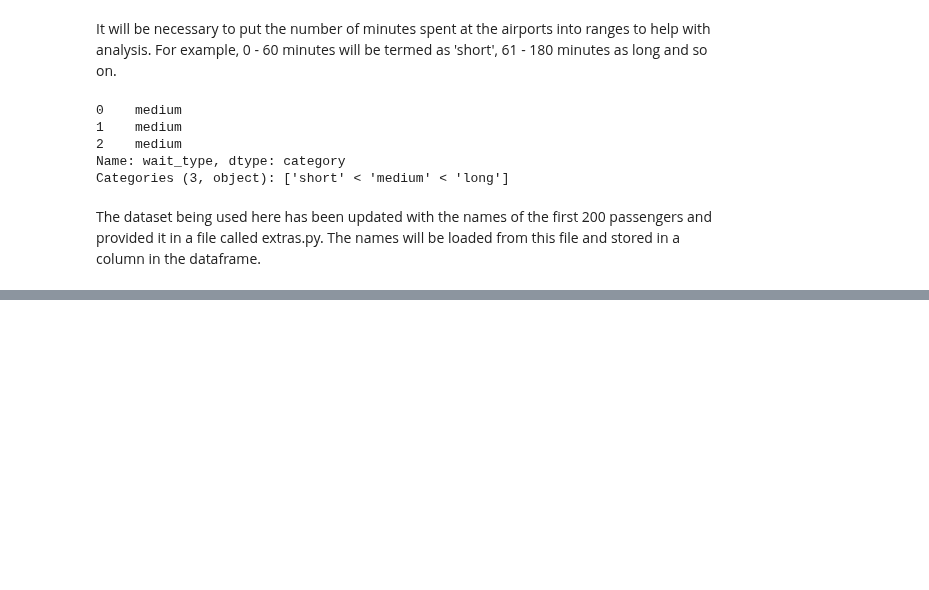
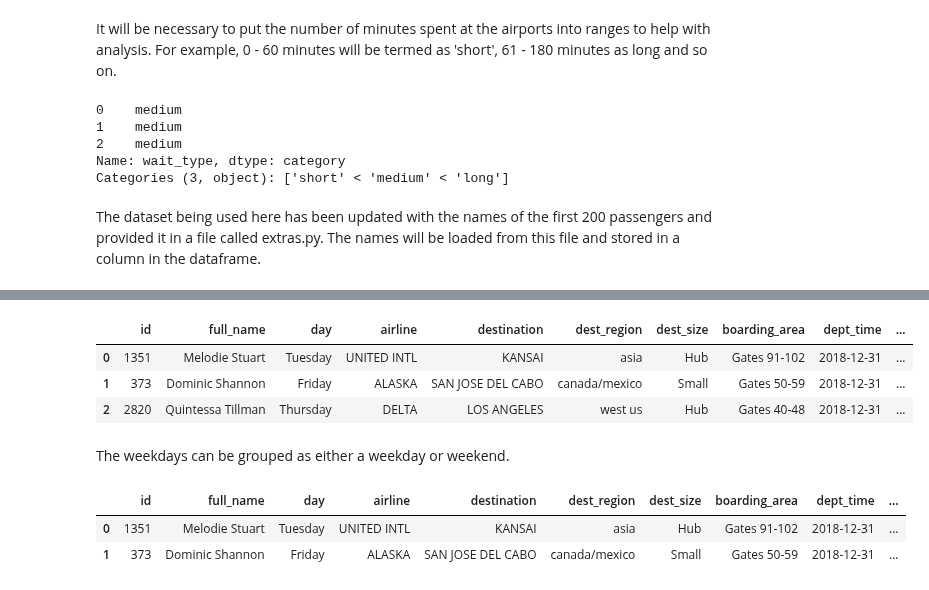
Before and after one commit to joeelorm/Projects, a Jupyter notebook: Data Cleaning/Data Cleaning II.ipynb, the cells around one changed output, grey strips where cells are left out. Cells and saved outputs as stored; diff of their text form; code cells hidden in the pictures; blank space fills up the shorter version.

```diff
--- a/Data Cleaning/Data Cleaning II.ipynb
+++ b/Data Cleaning/Data Cleaning II.ipynb
@@ -217,0 +251,27 @@ airlines_200
+# %%
+# Replace "Dr." with empty string ""
+airlines_200['full_name'] = airlines_200['full_name'].str.replace("Dr.", "")
+
+# Replace "Mr." with empty string ""
+airlines_200['full_name'] = airlines_200['full_name'].str.replace("Mr.", "")
+
+# Replace "Miss" with empty string ""
+airlines_200['full_name'] = airlines_200['full_name'].str.replace("Miss", "")
+
+# Replace "Ms." with empty string ""
+airlines_200['full_name'] = airlines_200['full_name'].str.replace("Ms.", "")
+
+# Assert that full_name has no honorifics
+assert airlines_200['full_name'].str.contains('Ms.|Mr.|Miss|Dr.').any() == False
+# %%
+#Creating the first name and last name columns
+airlines_200['first_name'] = airlines_200.apply(lambda row: row['full_name'].strip().split(' ')[0], axis = 1)
+airlines_200['last_name'] = airlines_200.apply(lambda row: row['full_name'].strip().split(' ')[1], axis = 1)
+airlines_200.head(3)
+# %% [output]
+|  | id | full_name | day | airline | destination | dest_region | dest_size | boarding_area | dept_time | ... |
+| 0 | 1351 | Melodie Stuart | Tuesday | UNITED INTL | KANSAI | asia | Hub | Gates 91-102 | 2018-12-31 | ... |
+| 1 | 373 | Dominic Shannon | Friday | ALASKA | SAN JOSE DEL CABO | canada/mexico | Small | Gates 50-59 | 2018-12-31 | ... |
+| 2 | 2820 | Quintessa Tillman | Thursday | DELTA | LOS ANGELES | west us | Hub | Gates 40-48 | 2018-12-31 | ... |
+# %% [markdown]
+The weekdays can be grouped as either a weekday or weekend.
@@ -217,0 +285,6 @@ airlines_200
+# %%
+airlines_200.head(2)
+# %% [output]
+|  | id | full_name | day | airline | destination | dest_region | dest_size | boarding_area | dept_time | ... |
+| 0 | 1351 | Melodie Stuart | Tuesday | UNITED INTL | KANSAI | asia | Hub | Gates 91-102 | 2018-12-31 | ... |
+| 1 | 373 | Dominic Shannon | Friday | ALASKA | SAN JOSE DEL CABO | canada/mexico | Small | Gates 50-59 | 2018-12-31 | ... |
```
Also changed, not shown: parts of 11 cells of this notebook.
